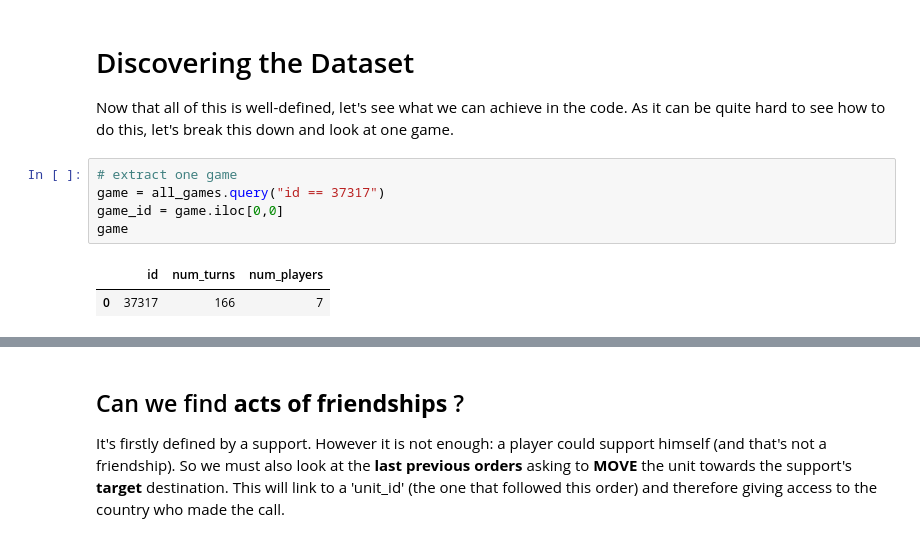
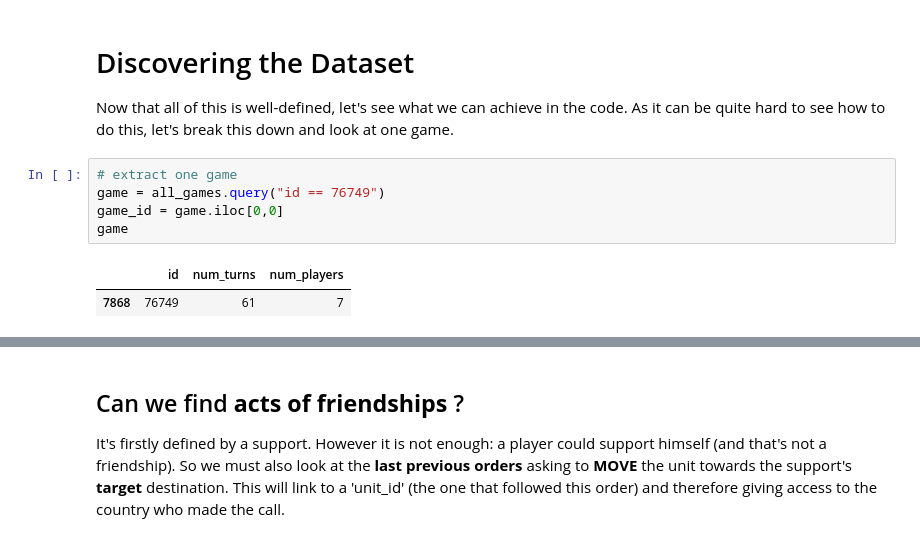
Before and after one commit to epfl-ada/ada-2020-project-milestone-p3-p3_chic, a Jupyter notebook: p4.ipynb, the cells around one changed output, grey strips where cells are left out. Cells and saved outputs as stored; diff of their text form.

```diff
--- a/p4.ipynb
+++ b/p4.ipynb
@@ -94,12 +94,12 @@ We also give an clarification for the rows of 'all_orders' (i.e. the proper orde
 Now that all of this is well-defined, let's see what we can achieve in the code. As it can be quite hard to see how to do this, let's break this down and look at one game.
 # %%
 # extract one game
-game = all_games.query("id == 37317")
+game = all_games.query("id == 76749")
 game_id = game.iloc[0,0]
 game
 # %% [output]
 |  | id | num_turns | num_players |
-| 0 | 37317 | 166 | 7 |
+| 7868 | 76749 | 61 | 7 |
 # %%
 # for this game, extract turns, orders and units
 turns = all_turns.query("game_id == {}".format(game_id))
```
Also changed, not shown: parts of 23 cells of this notebook.
